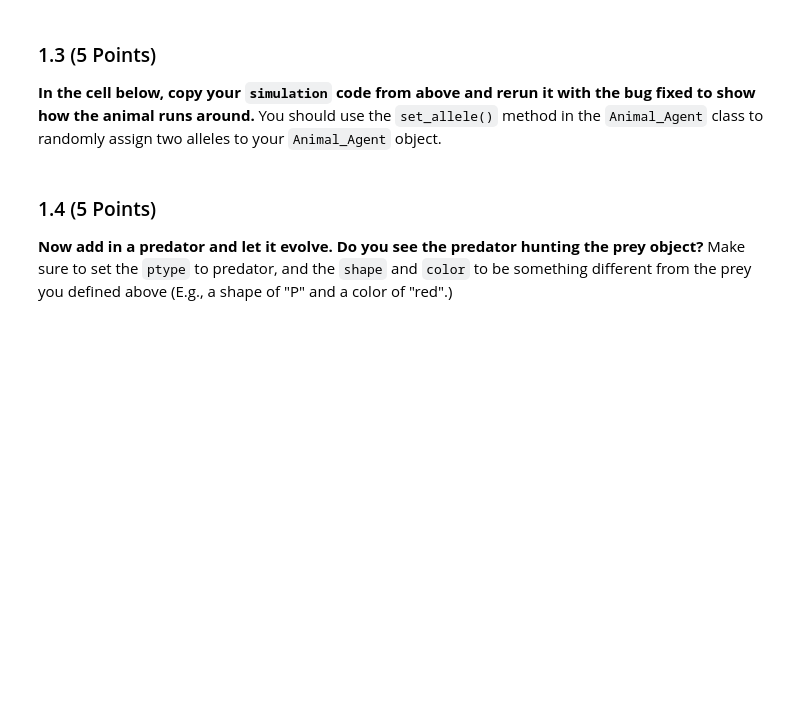
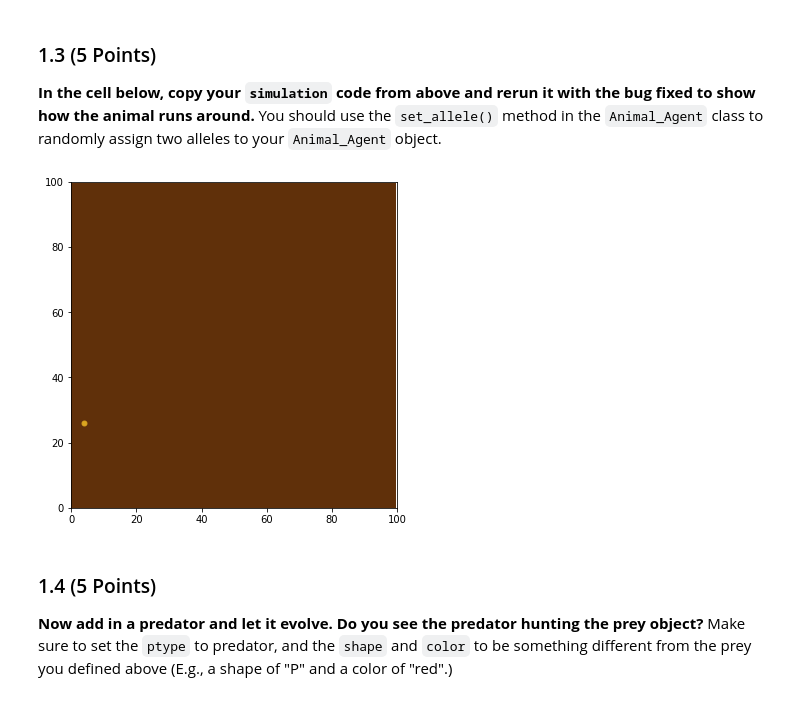
Before and after one commit to coope494/CMSE202-s23-turnin, a Jupyter notebook: HW3_ABMs_STUDENT.ipynb, the cells around one changed output. Saved outputs shown, nothing was run; the diff lists cells and outputs as text; code cells hidden in the pictures; blank space fills up the shorter version.

```diff
--- a/HW3_ABMs_STUDENT.ipynb
+++ b/HW3_ABMs_STUDENT.ipynb
@@ -81,3 +93,7 @@ Construct a new `Environment` object and a new `Animal_Agent` object. Specify th
+# %%
+env.simulate(1)
+# %% [output]
+[figure, added]
 # %% [markdown]
 ### 1.4 (5 Points)
 
```
Also changed, not shown: parts of 25 cells of this notebook, 1 other file.
